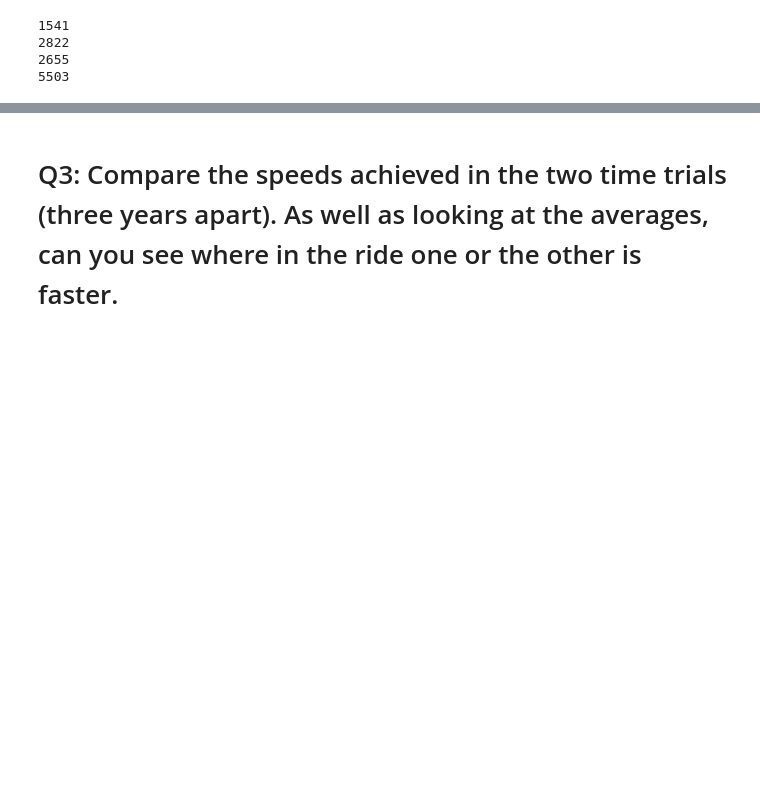
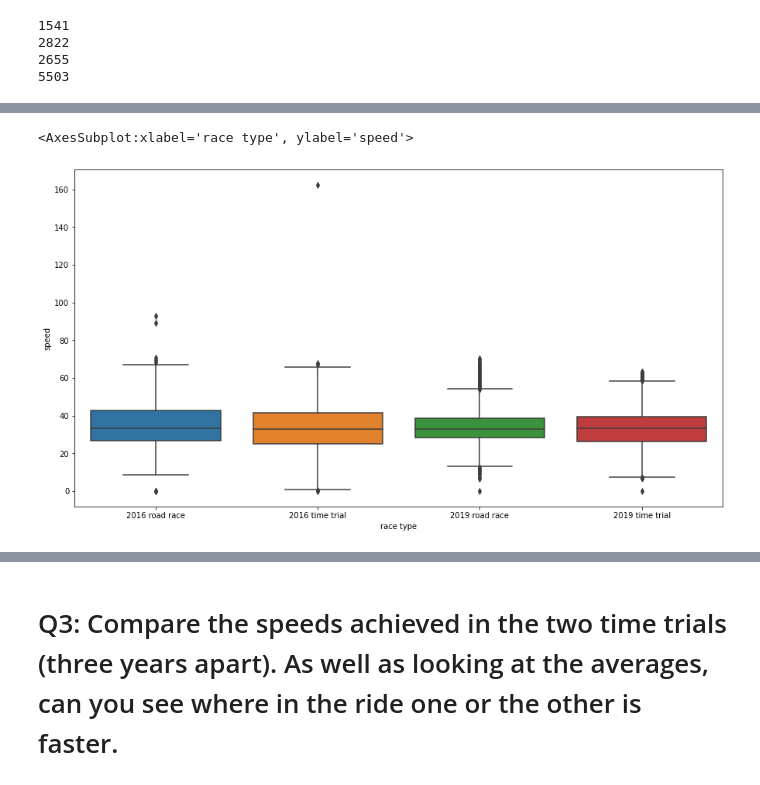
Before and after one commit to MQCOMP2200-S2-2021/Data-Science-Labs, a Jupyter notebook: Portfolio 1.ipynb, the cells around one changed output, grey strips where cells are left out. Saved outputs shown, nothing was run; the diff lists cells and outputs as text; code cells hidden in the pictures; blank space fills up the shorter version.

```diff
--- a/Portfolio 1.ipynb
+++ b/Portfolio 1.ipynb
@@ -404,0 +376,12 @@ plt.plot(tt_19new['speed'], marker= '.')
+# %%
+rr_16['index']= '2016 road race'
+rr_16= rr_16.rename(columns={'index':'race type'})
+
+tt_16['index']= '2016 time trial'
+tt_16= tt_16.rename(columns={'index':'race type'})
+
+rr_19['index']= '2019 road race'
+rr_19= rr_19.rename(columns={'index':'race type'})
+
+tt_19['index']= '2019 time trial'
+tt_19= tt_19.rename(columns={'index':'race type'})
@@ -404,0 +406,3 @@ plt.plot(tt_19new['speed'], marker= '.')
+# %%
+allDF = rr_16.append([tt_16, rr_19, tt_19])
+allDF.head()
@@ -404,0 +431,7 @@ plt.plot(tt_19new['speed'], marker= '.')
+# %%
+plt.figure(figsize=(15,8))
+
+sns.boxplot(x='race type', y='speed', data= allDF)
+# %% [output]
+<AxesSubplot:xlabel='race type', ylabel='speed'>
+[figure, added]
```
Also changed, not shown: parts of 26 cells of this notebook.
